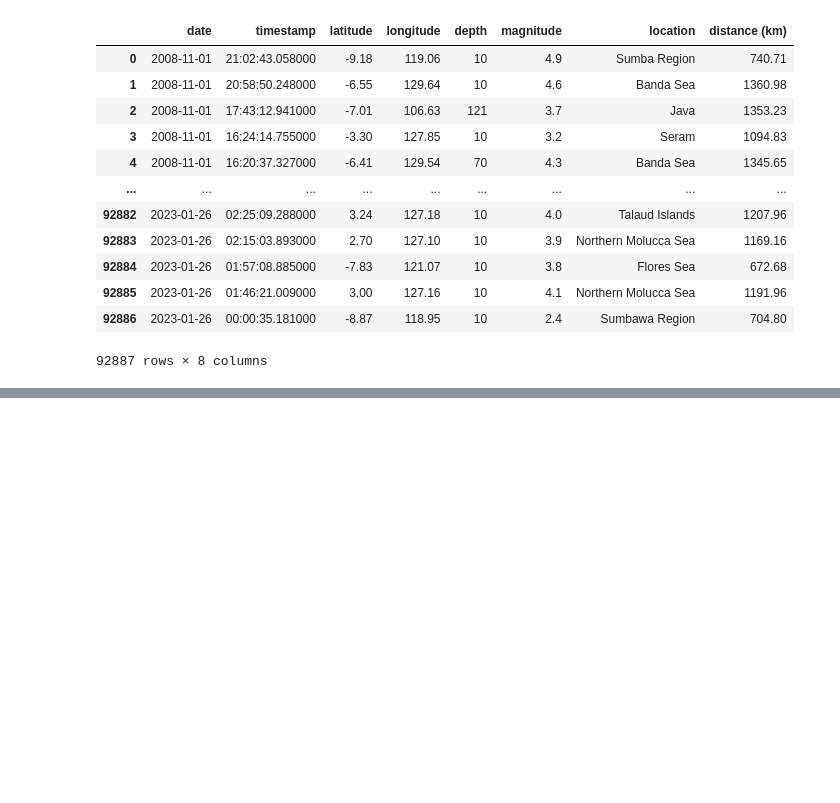
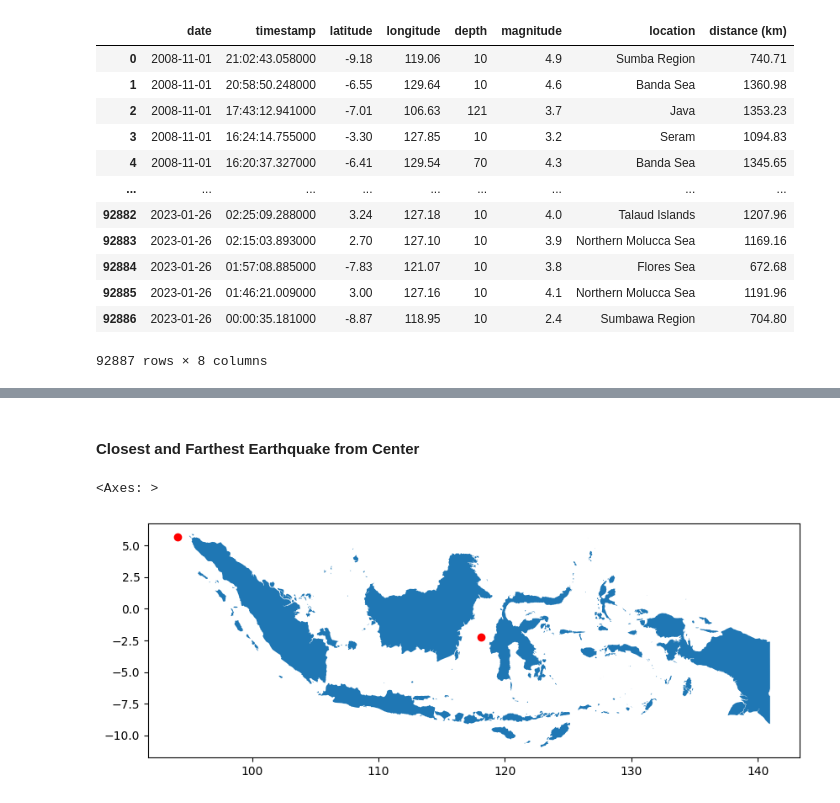
Before and after one commit to wrjodjana/indonesian-earthquakes, a Jupyter notebook: eda.ipynb, the cells around one changed output, grey strips where cells are left out. Drawn from its saved outputs; the diff is of its cells as text; code cells hidden in the pictures; blank space fills up the shorter version.

```diff
--- a/eda.ipynb
+++ b/eda.ipynb
@@ -147,0 +177,11 @@ df_dist_sm = df_dist.nsmallest(1, columns=["distance (km)"])
+# %% [markdown]
+#### Closest and Farthest Earthquake from Center
+# %%
+df_comb = pd.concat([df_dist_sm, df_dist_lg], ignore_index=False)
+
+gdf_comb = gpd.GeoDataFrame(df_comb, geometry=gpd.points_from_xy(df_comb.longitude, df_comb.latitude), crs="EPSG:4326")
+
+gdf_comb.plot(ax=indonesia.plot(figsize=(10,6)), marker="o", color="red")
+# %% [output]
+<Axes: >
+[figure, added]
```
Also changed, not shown: parts of 7 cells of this notebook.
